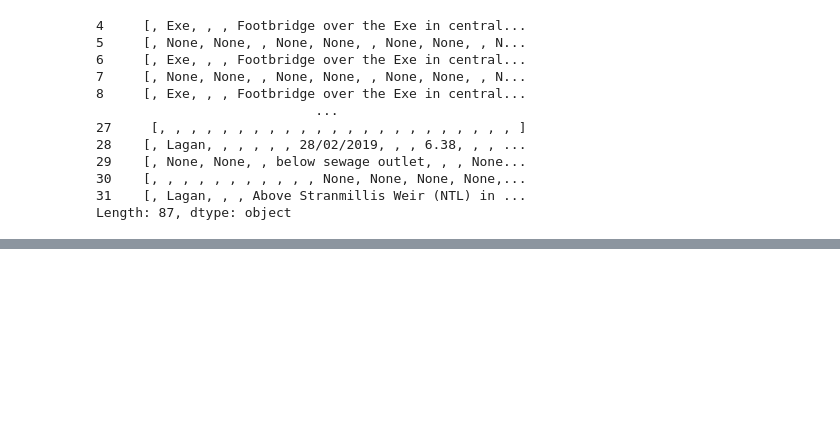
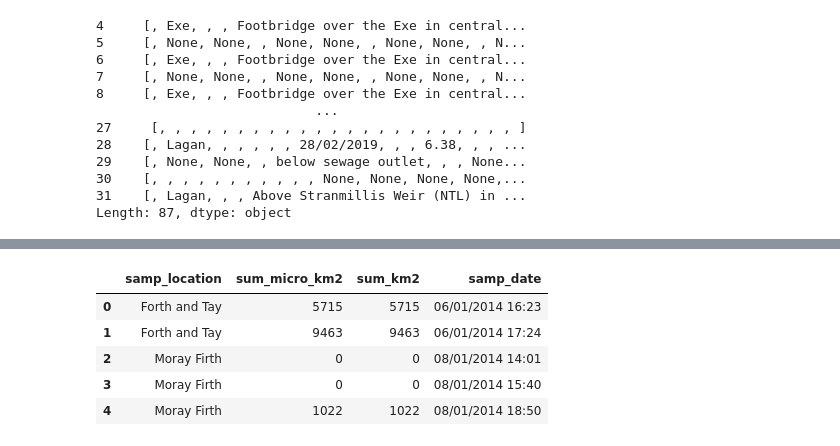
Before and after one commit to fonkerina/Microplastic-Tracker, a Jupyter notebook: data collection.ipynb, the cells around one changed output, grey strips where cells are left out. Drawn from its saved outputs; the diff is of its cells as text; code cells hidden in the pictures; blank space fills up the shorter version.

```diff
--- a/data collection.ipynb
+++ b/data collection.ipynb
@@ -108,0 +129,14 @@ scots_dat.head()
+# %%
+scots_dat["sum_km2"] = scots_dat["SUM_micro_km2"].astype(int) + scots_dat["SUM_Macro_km2"].astype(int)
+scots_dat = scots_dat.drop(columns = "SUM_Macro_km2")
+scots_dat["samp_date"] = scots_dat["DATE_Deploy"].astype(str) + " " + scots_dat["TIME_Deploy"].astype(str)
+scots_dat = scots_dat.drop(columns = ["DATE_Deploy", "TIME_Deploy"])
+scots_dat = scots_dat.rename(columns = {"Region": "samp_location", "SUM_micro_km2": "sum_micro_km2"})
+scots_dat.head()
+# %% [output]
+|  | samp_location | sum_micro_km2 | sum_km2 | samp_date |
+| 0 | Forth and Tay | 5715 | 5715 | 06/01/2014 16:23 |
+| 1 | Forth and Tay | 9463 | 9463 | 06/01/2014 17:24 |
+| 2 | Moray Firth | 0 | 0 | 08/01/2014 14:01 |
+| 3 | Moray Firth | 0 | 0 | 08/01/2014 15:40 |
+| 4 | Moray Firth | 1022 | 1022 | 08/01/2014 18:50 |
```
Also changed, not shown: parts of 10 cells of this notebook.
